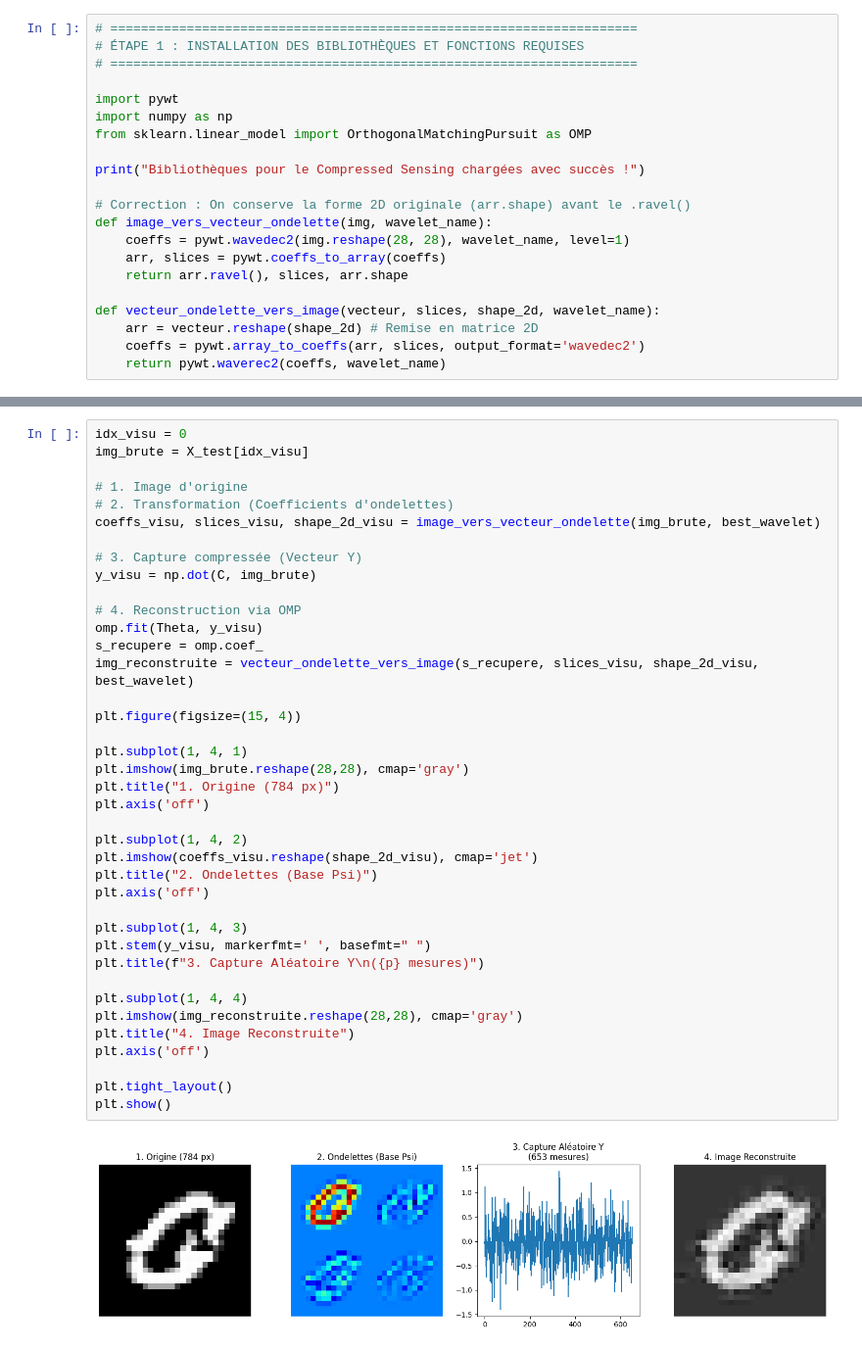
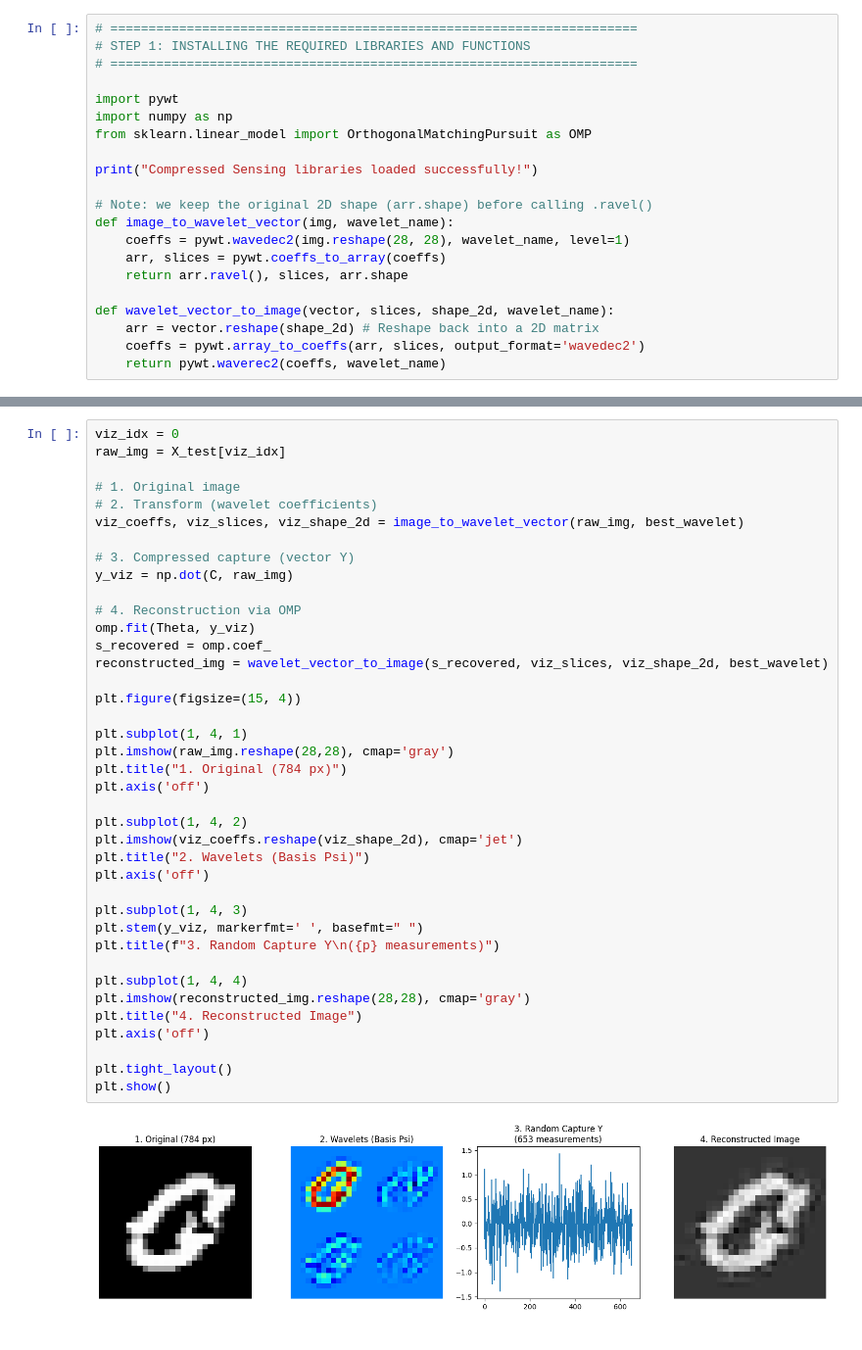
Before and after one commit to Soukaina009/compressed-sensing-mnist-classification, a Jupyter notebook: CS_Application.ipynb, the cells around one changed output, grey strips where cells are left out. Shown at 98% size. Drawn from its saved outputs; the diff is of its cells as text.

```diff
--- a/CS_Application.ipynb
+++ b/CS_Application.ipynb
@@ -209,22 +209,22 @@ Dans cette section, nous brisons le paradigme classique en appliquant les princi
 # %%
 # =====================================================================
-# ÉTAPE 1 : INSTALLATION DES BIBLIOTHÈQUES ET FONCTIONS REQUISES
+# STEP 1: INSTALLING THE REQUIRED LIBRARIES AND FUNCTIONS
 # =====================================================================
 
 import pywt
 import numpy as np
 from sklearn.linear_model import OrthogonalMatchingPursuit as OMP
 
-print("Bibliothèques pour le Compressed Sensing chargées avec succès !")
+print("Compressed Sensing libraries loaded successfully!")
 
-# Correction : On conserve la forme 2D originale (arr.shape) avant le .ravel()
-def image_vers_vecteur_ondelette(img, wavelet_name):
+# Note: we keep the original 2D shape (arr.shape) before calling .ravel()
+def image_to_wavelet_vector(img, wavelet_name):
     coeffs = pywt.wavedec2(img.reshape(28, 28), wavelet_name, level=1)
     arr, slices = pywt.coeffs_to_array(coeffs)
     return arr.ravel(), slices, arr.shape
 
-def vecteur_ondelette_vers_image(vecteur, slices, shape_2d, wavelet_name):
-    arr = vecteur.reshape(shape_2d) # Remise en matrice 2D
+def wavelet_vector_to_image(vector, slices, shape_2d, wavelet_name):
+    arr = vector.reshape(shape_2d) # Reshape back into a 2D matrix
     coeffs = pywt.array_to_coeffs(arr, slices, output_format='wavedec2')
     return pywt.waverec2(coeffs, wavelet_name)
 # %% [output]
@@ -422,42 +422,42 @@ Voyons concrètement ce qui arrive à un chiffre manuscrit lorsqu'il traverse no
 # %%
-idx_visu = 0
-img_brute = X_test[idx_visu]
+viz_idx = 0
+raw_img = X_test[viz_idx]
 
-# 1. Image d'origine
-# 2. Transformation (Coefficients d'ondelettes)
-coeffs_visu, slices_visu, shape_2d_visu = image_vers_vecteur_ondelette(img_brute, best_wavelet)
+# 1. Original image
+# 2. Transform (wavelet coefficients)
+viz_coeffs, viz_slices, viz_shape_2d = image_to_wavelet_vector(raw_img, best_wavelet)
 
-# 3. Capture compressée (Vecteur Y)
-y_visu = np.dot(C, img_brute)
+# 3. Compressed capture (vector Y)
+y_viz = np.dot(C, raw_img)
 
 # 4. Reconstruction via OMP
-omp.fit(Theta, y_visu)
-s_recupere = omp.coef_
-img_reconstruite = vecteur_ondelette_vers_image(s_recupere, slices_visu, shape_2d_visu, best_wavelet)
+omp.fit(Theta, y_viz)
+s_recovered = omp.coef_
+reconstructed_img = wavelet_vector_to_image(s_recovered, viz_slices, viz_shape_2d, best_wavelet)
 
 plt.figure(figsize=(15, 4))
 
 plt.subplot(1, 4, 1)
-plt.imshow(img_brute.reshape(28,28), cmap='gray')
-plt.title("1. Origine (784 px)")
+plt.imshow(raw_img.reshape(28,28), cmap='gray')
+plt.title("1. Original (784 px)")
 plt.axis('off')
 
 plt.subplot(1, 4, 2)
-plt.imshow(coeffs_visu.reshape(shape_2d_visu), cmap='jet')
-plt.title("2. Ondelettes (Base Psi)")
+plt.imshow(viz_coeffs.reshape(viz_shape_2d), cmap='jet')
+plt.title("2. Wavelets (Basis Psi)")
 plt.axis('off')
 
 plt.subplot(1, 4, 3)
-plt.stem(y_visu, markerfmt=' ', basefmt=" ")
-plt.title(f"3. Capture Aléatoire Y\n({p} mesures)")
+plt.stem(y_viz, markerfmt=' ', basefmt=" ")
+plt.title(f"3. Random Capture Y\n({p} measurements)")
 
 plt.subplot(1, 4, 4)
-plt.imshow(img_reconstruite.reshape(28,28), cmap='gray')
-plt.title("4. Image Reconstruite")
+plt.imshow(reconstructed_img.reshape(28,28), cmap='gray')
+plt.title("4. Reconstructed Image")
 plt.axis('off')
 
 plt.tight_layout()
 plt.show()
 # %% [output]
-[figure, old version]
+[figure, new version]
 # %% [markdown]
```
Also changed, not shown: parts of 23 cells of this notebook, 1 other file.
